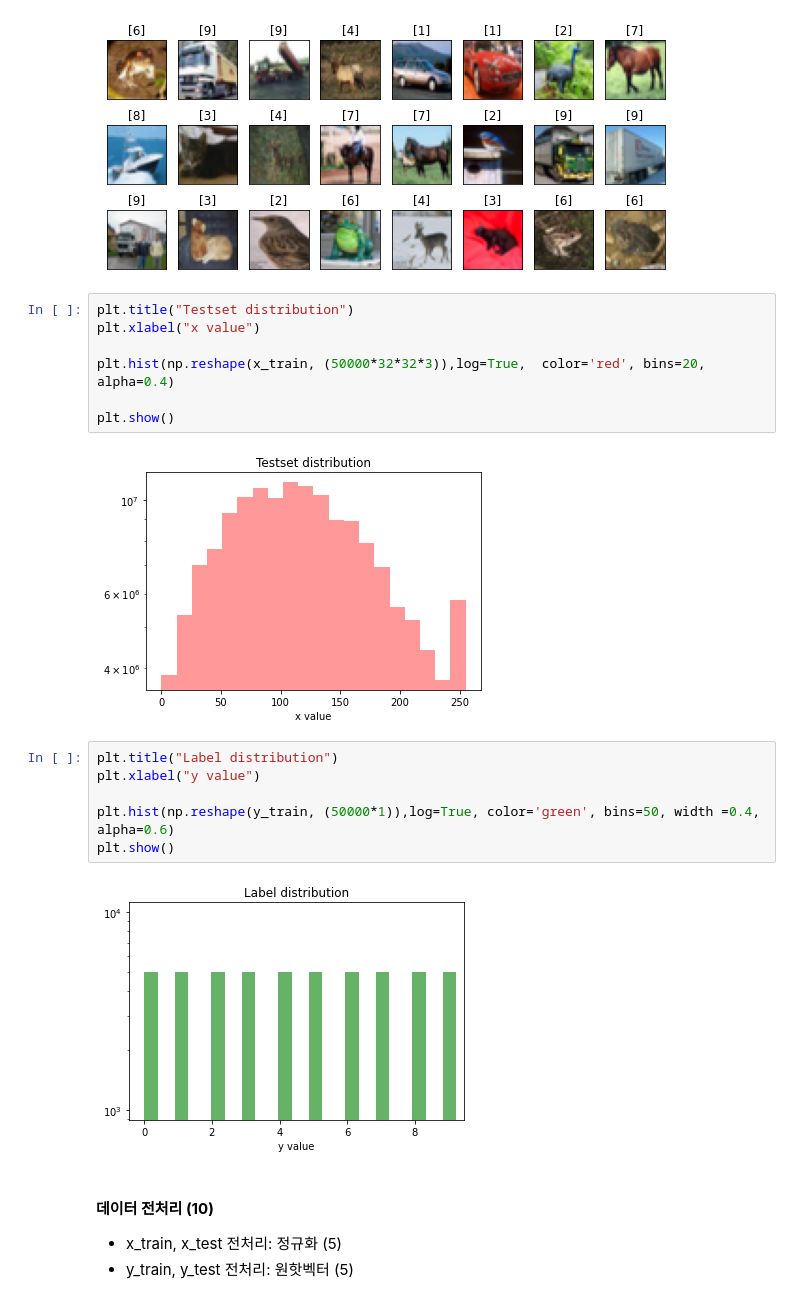
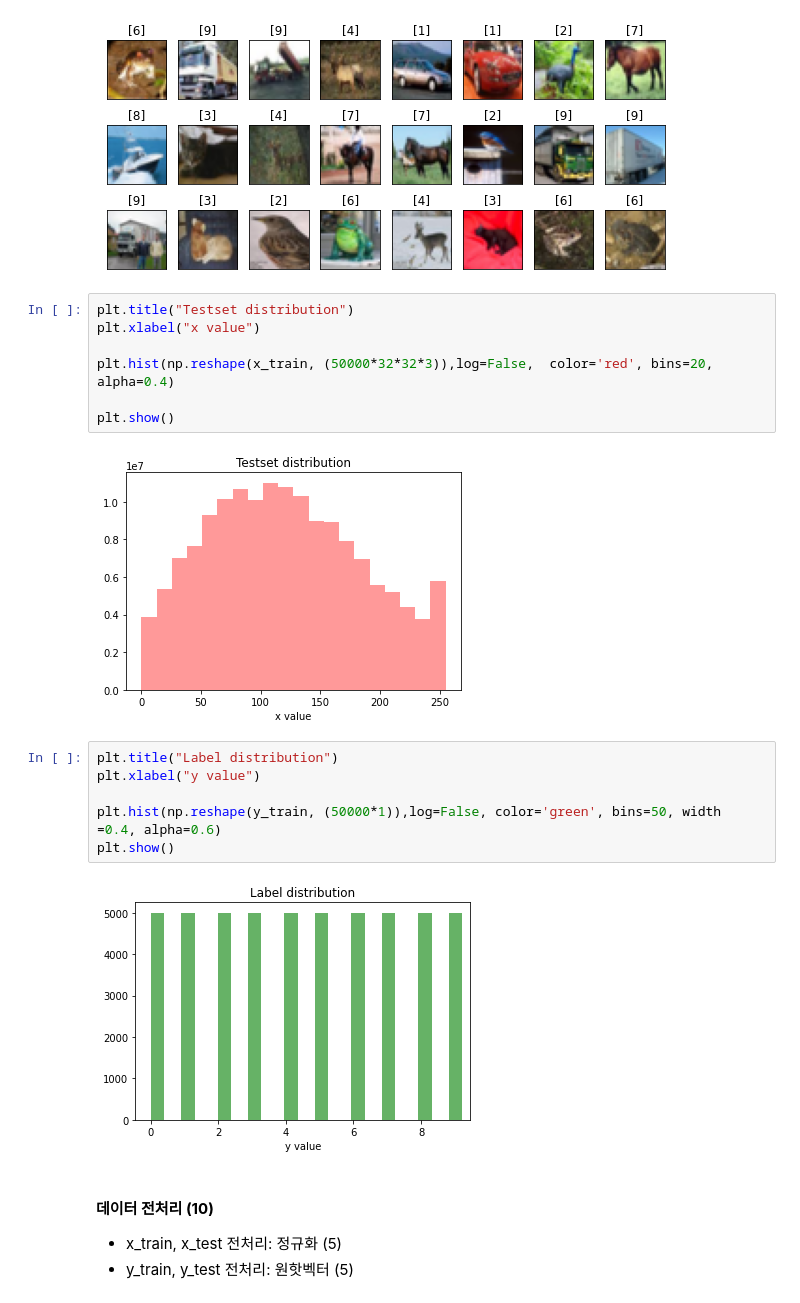
Before and after one commit to nrzsdy1993/Deeplearning_Basic, a Jupyter notebook: 시험_실기1.ipynb, the cells around one changed output. Cells and saved outputs as stored; diff of their text form.

```diff
--- a/시험_실기1.ipynb
+++ b/시험_실기1.ipynb
@@ -107,20 +107,20 @@ plt.show()
 # %%
 plt.title("Testset distribution")
 plt.xlabel("x value")
 
-plt.hist(np.reshape(x_train, (50000*32*32*3)),log=True,  color='red', bins=20, alpha=0.4)
+plt.hist(np.reshape(x_train, (50000*32*32*3)),log=False,  color='red', bins=20, alpha=0.4)
 
 plt.show()
 # %% [output]
-[figure, old version]
+[figure, new version]
 # %%
 plt.title("Label distribution")
 plt.xlabel("y value")
 
-plt.hist(np.reshape(y_train, (50000*1)),log=True, color='green', bins=50, width =0.4, alpha=0.6)
+plt.hist(np.reshape(y_train, (50000*1)),log=False, color='green', bins=50, width =0.4, alpha=0.6)
 plt.show()
 # %% [output]
-[figure, old version]
+[figure, new version]
 # %% [markdown]
 #### **데이터 전처리 (10)**
   * x_train, x_test 전처리: 정규화 (5)
```
